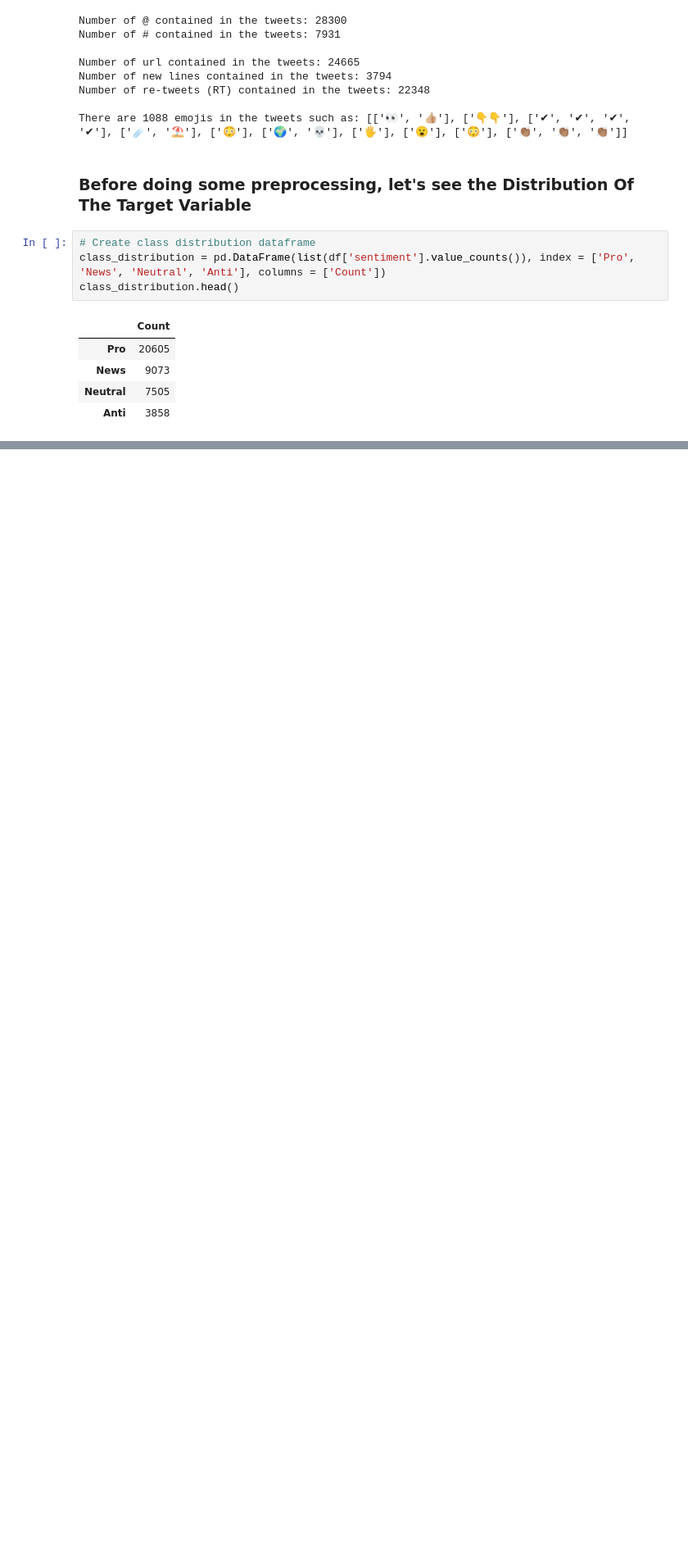
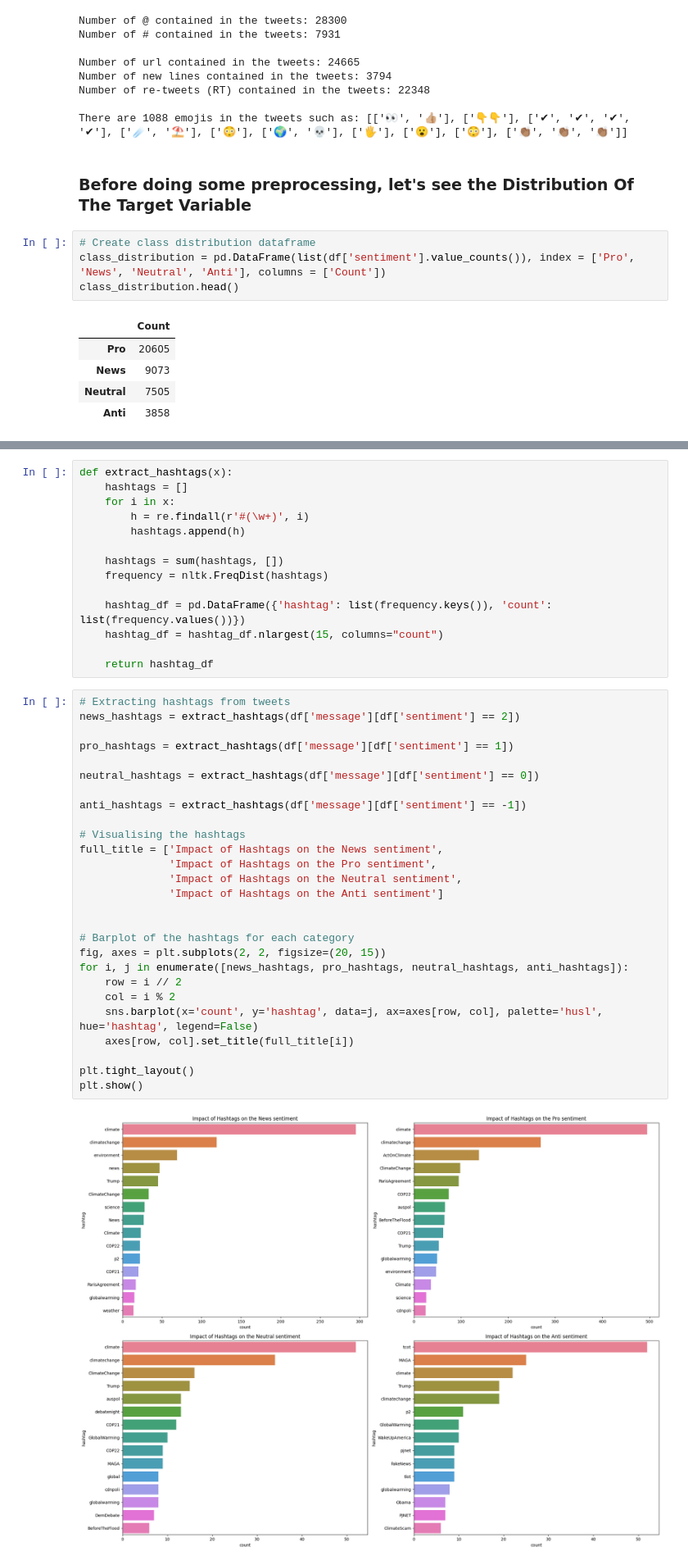
Before and after one commit to adevilde/Twitter-Climate-Change-Sentiment-Analysis, a Jupyter notebook: Twitter_Climate_Change_Sentiment.ipynb, the cells around one changed output, grey strips where cells are left out. Shown at 82% size. Saved outputs shown, nothing was run; the diff lists cells and outputs as text; blank space fills up the shorter version.

```diff
--- a/Twitter_Climate_Change_Sentiment.ipynb
+++ b/Twitter_Climate_Change_Sentiment.ipynb
@@ -222,0 +285,43 @@ We can notice that amongst this dataset, more than half of the tweeter message a
+# %%
+def extract_hashtags(x):
+    hashtags = []
+    for i in x:
+        h = re.findall(r'#(\w+)', i)
+        hashtags.append(h)
+
+    hashtags = sum(hashtags, [])
+    frequency = nltk.FreqDist(hashtags)
+
+    hashtag_df = pd.DataFrame({'hashtag': list(frequency.keys()), 'count': list(frequency.values())})
+    hashtag_df = hashtag_df.nlargest(15, columns="count")
+
+    return hashtag_df
+# %%
+# Extracting hashtags from tweets
+news_hashtags = extract_hashtags(df['message'][df['sentiment'] == 2])
+
+pro_hashtags = extract_hashtags(df['message'][df['sentiment'] == 1])
+
+neutral_hashtags = extract_hashtags(df['message'][df['sentiment'] == 0])
+
+anti_hashtags = extract_hashtags(df['message'][df['sentiment'] == -1])
+
+# Visualising the hashtags
+full_title = ['Impact of Hashtags on the News sentiment',
+              'Impact of Hashtags on the Pro sentiment',
+              'Impact of Hashtags on the Neutral sentiment',
+              'Impact of Hashtags on the Anti sentiment']
+
+
+# Barplot of the hashtags for each category
+fig, axes = plt.subplots(2, 2, figsize=(20, 15))
+for i, j in enumerate([news_hashtags, pro_hashtags, neutral_hashtags, anti_hashtags]):
+    row = i // 2
+    col = i % 2
+    sns.barplot(x='count', y='hashtag', data=j, ax=axes[row, col], palette='husl', hue='hashtag', legend=False)
+    axes[row, col].set_title(full_title[i])
+
+plt.tight_layout()
+plt.show()
+# %% [output]
+[figure, added]
```
Also changed, not shown: parts of 9 cells of this notebook.
